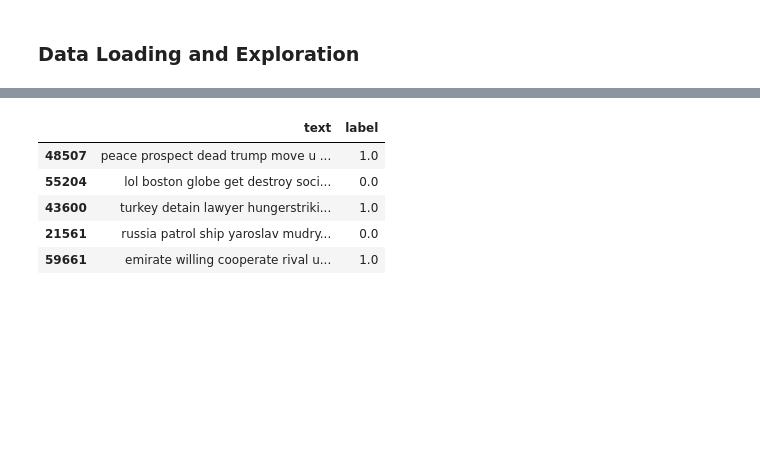
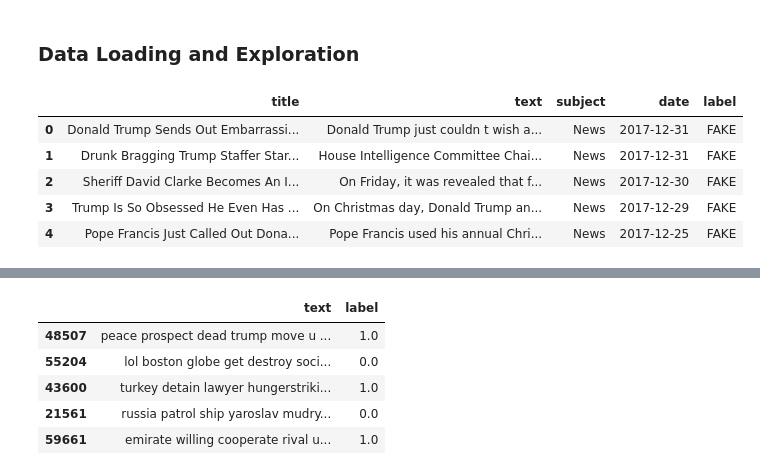
Before and after one commit to Oyeniran20/Fake-News-Detection, a Jupyter notebook: Fake_News.ipynb, the cells around one changed output, grey strips where cells are left out. Cells and saved outputs as stored; diff of their text form; code cells hidden in the pictures; blank space fills up the shorter version.

```diff
--- a/Fake_News.ipynb
+++ b/Fake_News.ipynb
@@ -9,3 +9,16 @@
 ### **Data Loading and Exploration**
 # %%
 import pandas as pd
+# %%
+df1 = pd.read_excel('/content/Fake_news.xlsx')
+df2 = pd.read_excel('//content/True_news.xlsx')
+df3 = pd.read_csv('/content/news.csv')
+# %%
+df1.head()
+# %% [output]
+|  | title | text | subject | date | label |
+| 0 | Donald Trump Sends Out Embarrassi... | Donald Trump just couldn t wish a... | News | 2017-12-31 | FAKE |
+| 1 | Drunk Bragging Trump Staffer Star... | House Intelligence Committee Chai... | News | 2017-12-31 | FAKE |
+| 2 | Sheriff David Clarke Becomes An I... | On Friday, it was revealed that f... | News | 2017-12-30 | FAKE |
+| 3 | Trump Is So Obsessed He Even Has ... | On Christmas day, Donald Trump an... | News | 2017-12-29 | FAKE |
+| 4 | Pope Francis Just Called Out Dona... | Pope Francis used his annual Chri... | News | 2017-12-25 | FAKE |
```
Also changed, not shown: parts of 6 cells of this notebook.
